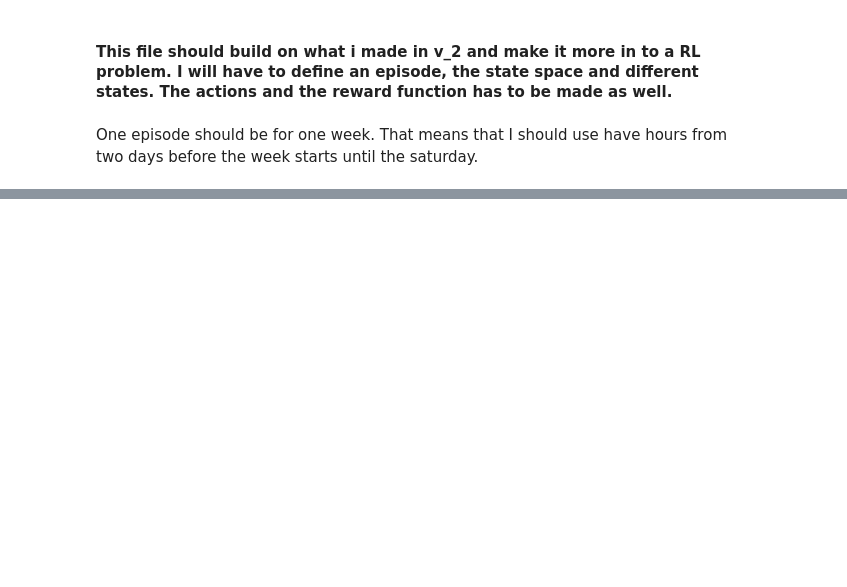
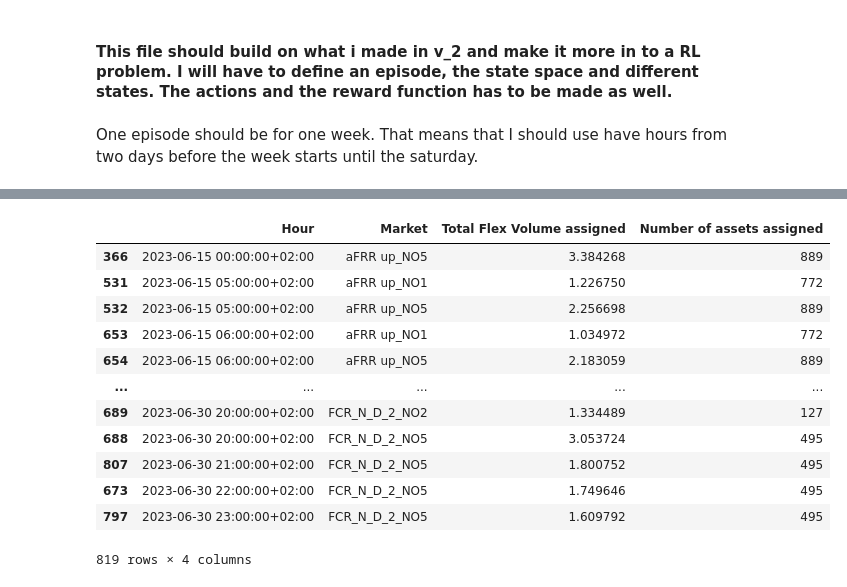
Before and after one commit to sandermeland/master-kode, a Jupyter notebook: bidding_v_3.ipynb, the cells around one changed output, grey strips where cells are left out. Saved outputs shown, nothing was run; the diff lists cells and outputs as text; code cells hidden in the pictures; blank space fills up the shorter version.

```diff
--- a/bidding_v_3.ipynb
+++ b/bidding_v_3.ipynb
@@ -97,8 +97,7 @@ def place_hourly_bids(hour : pd.Timestamp, expected_price : float, available_ass
         tuple (np.array, np.array): The possible revenue of the placed bids for each hour and the assets which are bid for each hour
     """
     #hourly_assets = [available_assets[hour] for hour in possible_hours]
-    possible_assets = [asset for asset in possible_assets if asset in compatible_list[market]]
-
+    possible_assets = [asset for asset in available_assets if asset in compatible_dict[market]]
     if market.direction == "up":
         # check the compatibility for the assets
         possible_volume = sum([asset.up_flex_volume["value"].loc[asset.up_flex_volume["Time(Local)"] == hour].values[0] for asset in possible_assets])
@@ -172,0 +143,3 @@ def Sarsa(epsilon, n_episodes, alpha, L, M, H):
+# %%
+m = M[23]
+p = get_portfolios_for_market([asset for asset in L if asset in compatible_dict[m]], m, H[35])
@@ -172,0 +282,2 @@ def Sarsa(epsilon, n_episodes, alpha, L, M, H):
+# %%
+b, r, a, Q = Sarsa(epsilon=0.3, alpha =  0.1, num_episodes = 10, L =  L, M= M,  H= H)
@@ -172,0 +377,18 @@ def Sarsa(epsilon, n_episodes, alpha, L, M, H):
+# %%
+ha, df = feasibility_check(b, L, M)
+# %%
+df
+# %% [output]
+|  | Hour | Market | Total Flex Volume assigned | Number of assets assigned |
+| 366 | 2023-06-15 00:00:00+02:00 | aFRR up_NO5 | 3.384268 | 889 |
+| 531 | 2023-06-15 05:00:00+02:00 | aFRR up_NO1 | 1.226750 | 772 |
+| 532 | 2023-06-15 05:00:00+02:00 | aFRR up_NO5 | 2.256698 | 889 |
+| 653 | 2023-06-15 06:00:00+02:00 | aFRR up_NO1 | 1.034972 | 772 |
+| 654 | 2023-06-15 06:00:00+02:00 | aFRR up_NO5 | 2.183059 | 889 |
+| ... | ... | ... | ... | ... |
+| 689 | 2023-06-30 20:00:00+02:00 | FCR_N_D_2_NO2 | 1.334489 | 127 |
+| 688 | 2023-06-30 20:00:00+02:00 | FCR_N_D_2_NO5 | 3.053724 | 495 |
+| 807 | 2023-06-30 21:00:00+02:00 | FCR_N_D_2_NO5 | 1.800752 | 495 |
+| 673 | 2023-06-30 22:00:00+02:00 | FCR_N_D_2_NO5 | 1.749646 | 495 |
+| 797 | 2023-06-30 23:00:00+02:00 | FCR_N_D_2_NO5 | 1.609792 | 495 |
+819 rows × 4 columns
```
Also changed, not shown: parts of 12 cells of this notebook.
